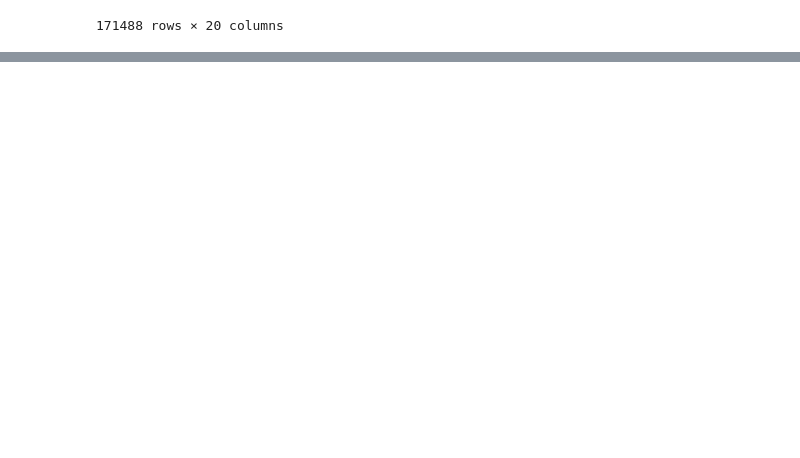
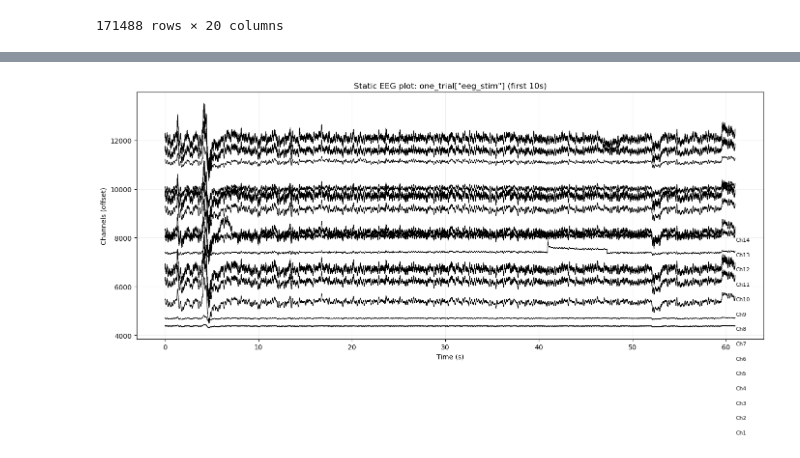
Before and after one commit to ZhangLingfengHMZU/ts_lightning, a Jupyter notebook: EEG+ECG.ipynb, the cells around one changed output, grey strips where cells are left out. Cells and saved outputs as stored; diff of their text form; code cells hidden in the pictures; blank space fills up the shorter version.

```diff
--- a/EEG+ECG.ipynb
+++ b/EEG+ECG.ipynb
@@ -84,3 +84,16 @@ df
 | 171486 | 171486 | sid22_t17_w370 | 22 | 17 | 370 | 185.0 | 185.5 | 23680 | 23744 | 47360 | ... |
 | 171487 | 171487 | sid22_t17_w371 | 22 | 17 | 371 | 185.5 | 186.0 | 23744 | 23808 | 47488 | ... |
 171488 rows × 20 columns
+# %%
+from src.data_pipeline.dreamer.mat_io import DreamerMatIO, WindowSpec
+
+window_spec = WindowSpec(
+    win_sec=199,
+    stride_sec=0.5,
+)
+dream_io = DreamerMatIO(
+    mat_path='data/dreamer/raw/DREAMER.mat'
+)
+# %%
+one_trial = dream_io.get_trial_signals(sid=0, trial_id=0)
+one_trial.keys()
@@ -86,0 +156,33 @@ df
+# %%
+import numpy as np
+import matplotlib.pyplot as plt
+
+# 假设 shape = (25472, 14), 即 (n_times, n_channels)
+eeg = one_trial["eeg_base"]
+sfreq = 128.0  # 按你的真实采样率改
+
+n_times, n_ch = eeg.shape
+t = np.arange(n_times) / sfreq
+
+# 画前10秒，避免太密
+sec = 100
+n_show = int(sec * sfreq)
+x = t[:n_show]
+y = eeg[:n_show, :]   # (n_show, 14)
+
+# 多通道“堆叠”静态图（每个通道加一个垂直偏移）
+offset = 3 * np.std(y)   # 通道间距
+plt.figure(figsize=(14, 8))
+
+for ch in range(n_ch):
+    plt.plot(x, y[:, ch] + ch * offset, lw=0.8, color="black")
+    plt.text(x[-1] + 0.05, ch * offset, f"Ch{ch+1}", va="center", fontsize=8)
+
+plt.xlabel("Time (s)")
+plt.ylabel("Channels (offset)")
+plt.title('Static EEG plot: one_trial["eeg_stim"] (first 10s)')
+plt.grid(alpha=0.2)
+plt.tight_layout()
+plt.show()
+# %% [output]
+[figure, added]
```
Also changed, not shown: parts of 5 cells of this notebook, 6 other files.
